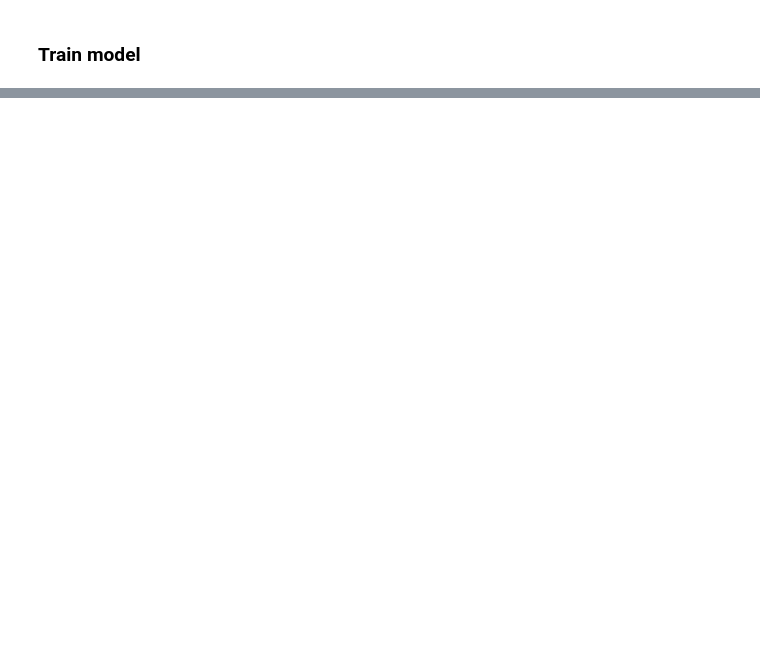
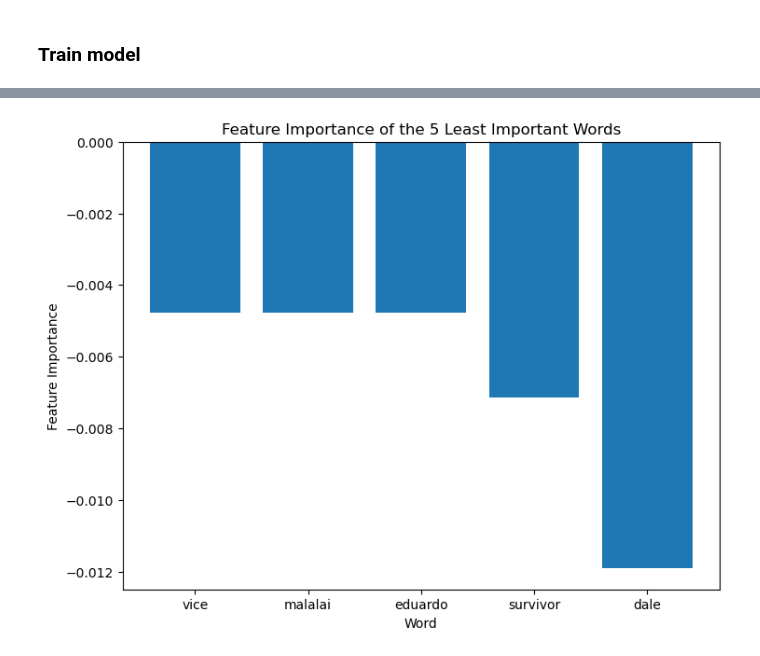
Before and after one commit to anly501/anly-501-project-5cminsuhlim, a Jupyter notebook: codes/03-naive-bayes/nb_py.ipynb, the cells around one changed output, grey strips where cells are left out. Saved outputs shown, nothing was run; the diff lists cells and outputs as text; code cells hidden in the pictures; blank space fills up the shorter version.

```diff
--- a/codes/03-naive-bayes/nb_py.ipynb
+++ b/codes/03-naive-bayes/nb_py.ipynb
@@ -151,0 +217,11 @@ plt.show()
+# %%
+
+fig = plt.figure()
+ax = fig.add_axes([0,0,1,1])
+ax.bar(least_important['words'], least_important['importance'])
+ax.set_ylabel('Feature Importance')
+ax.set_title('Feature Importance of the 5 Least Important Words')
+ax.set_xlabel('Word')
+plt.show()
+# %% [output]
+[figure, added]
```
Also changed, not shown: parts of 11 cells of this notebook, 14 other files.
